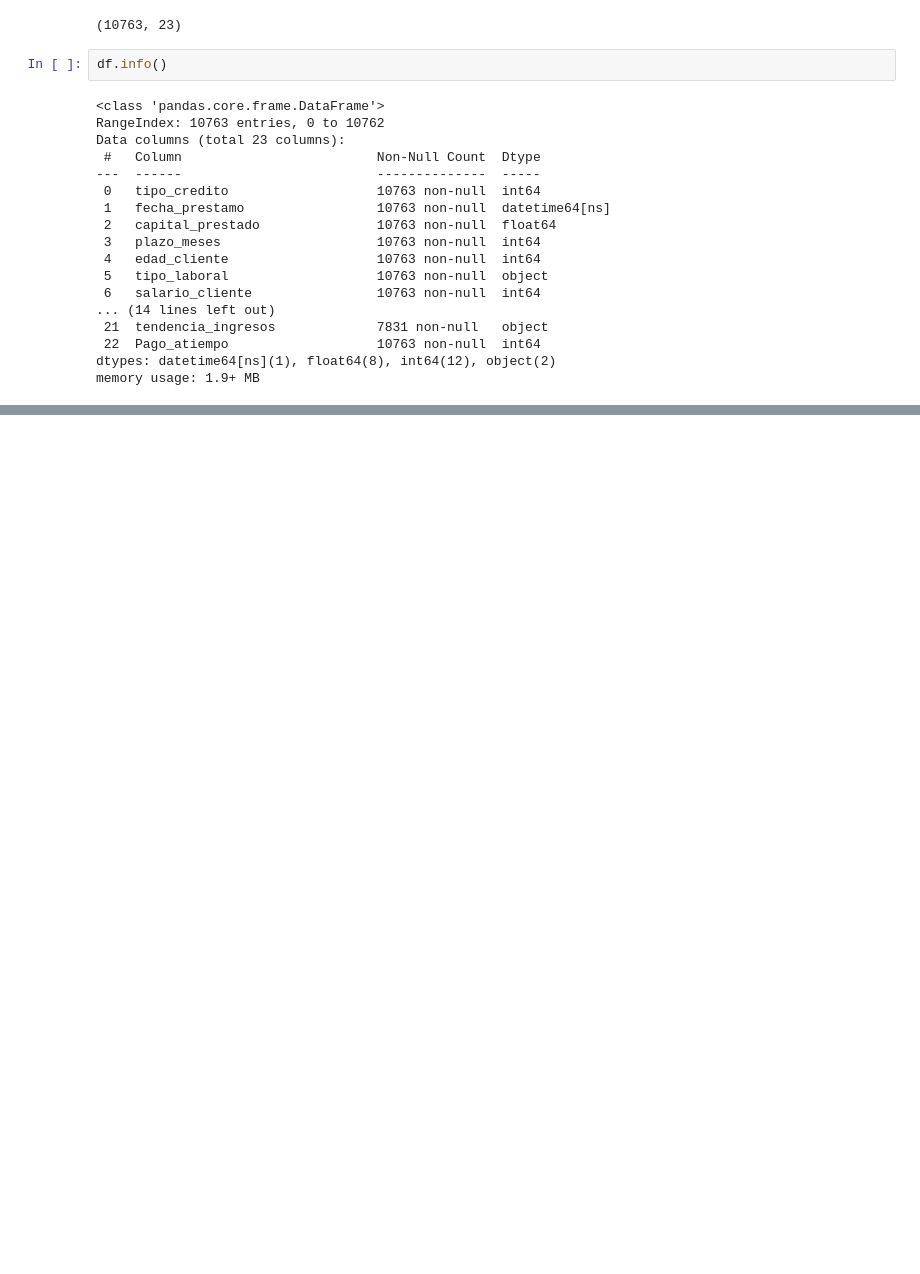
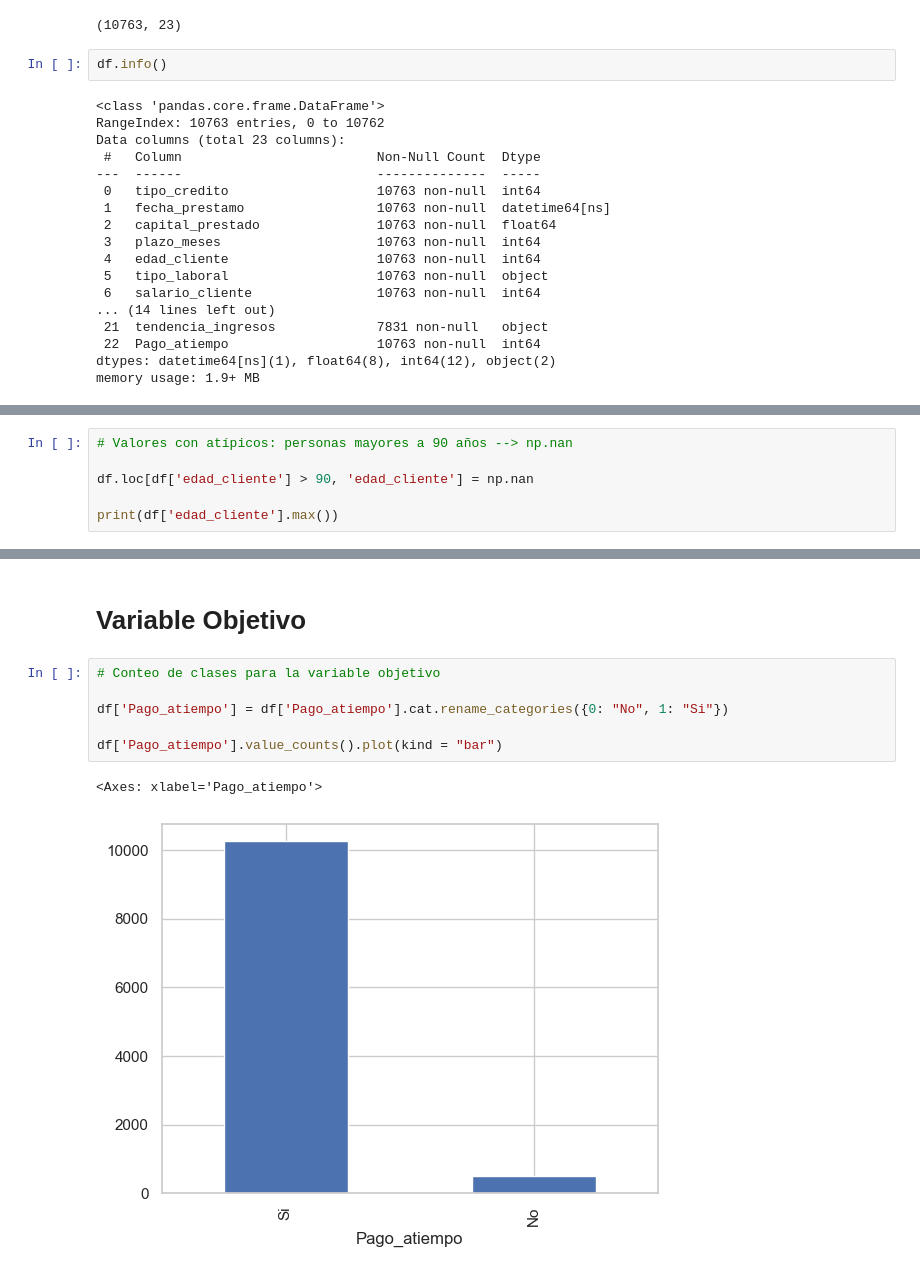
Before and after one commit to pbuitragoa33/MLOps-Financial-Risk-pipeline, a Jupyter notebook: etl_scripts/src/desarrollo/transformacion_eda.ipynb, the cells around one changed output, grey strips where cells are left out. Saved outputs shown, nothing was run; the diff lists cells and outputs as text; blank space fills up the shorter version.

```diff
--- a/etl_scripts/src/desarrollo/transformacion_eda.ipynb
+++ b/etl_scripts/src/desarrollo/transformacion_eda.ipynb
@@ -129,0 +283,6 @@ dtype: int64
+# %%
+# Valores con atípicos: personas mayores a 90 años --> np.nan
+
+df.loc[df['edad_cliente'] > 90, 'edad_cliente'] = np.nan
+
+print(df['edad_cliente'].max())
@@ -129,0 +318,11 @@ dtype: int64
+# %% [markdown]
+# Variable Objetivo
+# %%
+# Conteo de clases para la variable objetivo
+
+df['Pago_atiempo'] = df['Pago_atiempo'].cat.rename_categories({0: "No", 1: "Si"})
+
+df['Pago_atiempo'].value_counts().plot(kind = "bar")
+# %% [output]
+<Axes: xlabel='Pago_atiempo'>
+[figure, added]
```
Also changed, not shown: parts of 41 cells of this notebook.
